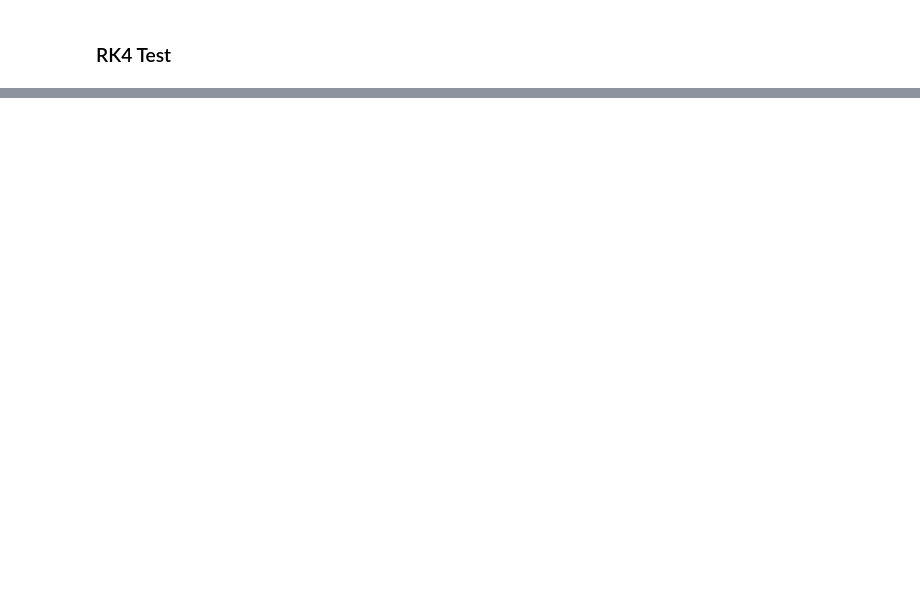
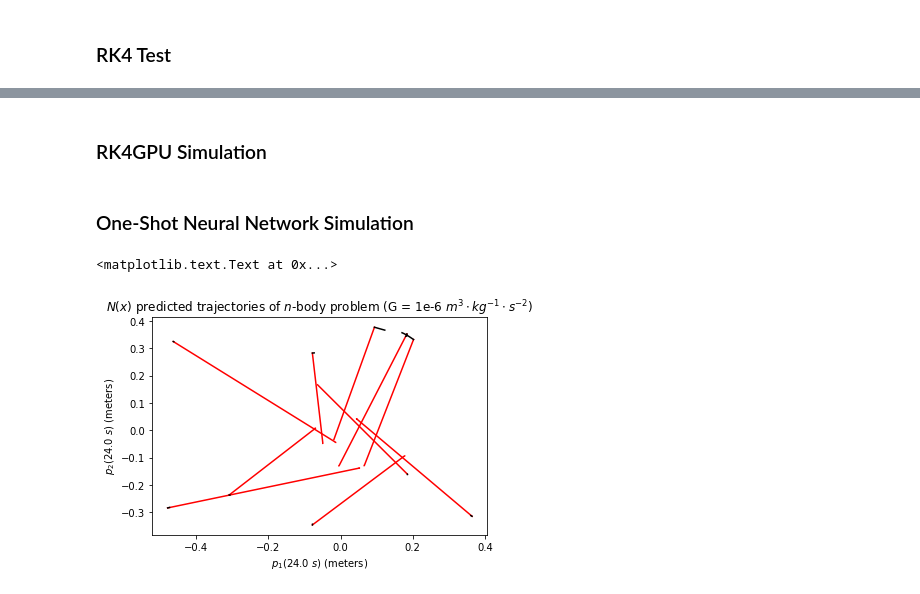
Before and after one commit to MadcowD/nn-body, a Jupyter notebook: src/nn-body.ipynb, the cells around one changed output, grey strips where cells are left out. Saved outputs shown, nothing was run; the diff lists cells and outputs as text; code cells hidden in the pictures; blank space fills up the shorter version.

```diff
--- a/src/nn-body.ipynb
+++ b/src/nn-body.ipynb
@@ -35,7 +37,7 @@ Instructions for updating:
 Use `tf.global_variables_initializer` instead.
 # %%
 # Initial conditions
-mass = np.random.random(n)*10000
+mass = np.load("mass.npy")[:n]
 P0V0 = (np.random.random((n*2,2)) - 0.5)*np.array([[1,1] if i < n else [0,0] for i in range(n*2)])
 
 pv_hist = [P0V0]
@@ -113,2 +71,0 @@ c = tf.gradients(y, x, b)
-# %%
-sess.run({'b': {'a': [{'a': a},b]}}, {x: [1]})
@@ -124,2 +71,0 @@ bb =B(a)
-# %%
-sess.run(bb.__dict__, {x: [1]})
@@ -127,0 +121,2 @@ sess.run(bb.__dict__, {x: [1]})
+# %% [markdown]
+### RK4GPU Simulation
@@ -127,0 +135,18 @@ sess.run(bb.__dict__, {x: [1]})
+# %% [markdown]
+### One-Shot Neural Network Simulation
+# %%
+loss, pv_hist_oneshot = [],[[_flatten(P0V0)]]
+for i, t in enumerate(tint):
+    if i == len(pv_hist): break
+    out, cur_loss = sess.run([model.output, model.loss], {
+        dequeue[0]: np.expand_dims(np.concatenate([np.array([t*0.001]), _flatten(P0V0)]),0),
+        dequeue[1]:  np.expand_dims(_flatten(pv_hist[i]),0)
+    })
+    pv_hist_oneshot+= [out]
+    loss +=[ cur_loss]
+
+
+for j in range(len(pv_hist_oneshot)):
+    pv_hist_oneshot[j] = np.reshape(pv_hist_oneshot[j], [n*2,2])
+
+pv_hist_oneshot = np.asarray(pv_hist_oneshot)
@@ -127,0 +159,23 @@ sess.run(bb.__dict__, {x: [1]})
+# %%
+fig = plt.Figure()
+def plot_solution(data, tmax, color, skip=1, s=1):
+    ax = plt.gca()
+    skip = 1
+    j = 0
+    for i in range(n):
+        j += 1
+        plt.plot(data[:tmax:skip,i, 0],  data[:tmax:skip,i, 1], label="Mass {}".format(i+1), color=color)
+        finalx, finaly = (data[tmax,i,0], data[tmax,i,1])
+#         ax.annotate('${:.2f}e3\ kg$'.format(mass[i]//1e3), xy=(finalx, finaly), xytext=(finalx-0.03*(-1)**(j+1), finaly +(-1)**(j+1)*0.05),
+#                 arrowprops=dict(facecolor='black', shrink=0.001, width=0.01))
+tot_time = 20
+plot_solution(pv_hist_oneshot, tot_time, "red", skip=20)
+plot_solution(pv_hist, tot_time, "black")
+plt.title("$N(x)$ predicted trajectories of $n$-body problem (G = 1e-6 $m^{3}\cdot kg^{−1}\cdot s^{−2}$)")
+plt.xlabel("$p_1(24.0\ s)$ (meters)")
+plt.ylabel("$p_2(24.0\ s)$ (meters)")
+#     plt.quiver(pv_hist[:tmax:skip,i, 0],  pv_hist[:tmax:skip,i, 1],
+#                pv_hist[:tmax:skip,i+3, 0],  pv_hist[:tmax:skip,i +3, 1], width=0.003)
+# %% [output]
+<matplotlib.text.Text at 0x...>
+[figure, added]
```
Also changed, not shown: parts of 15 cells of this notebook, 9 other files.
